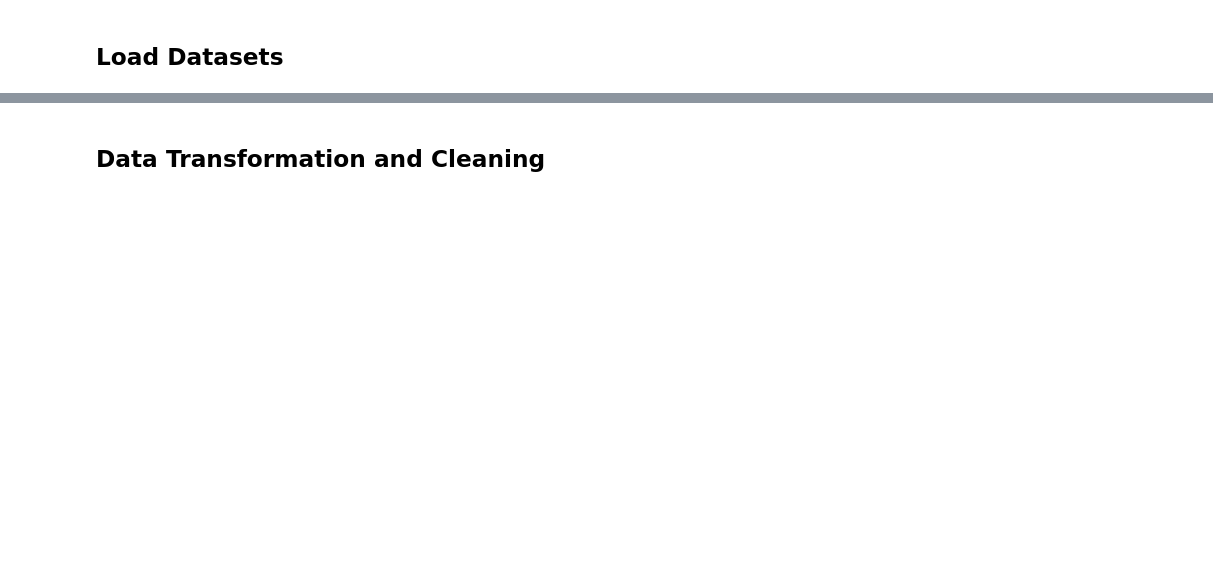
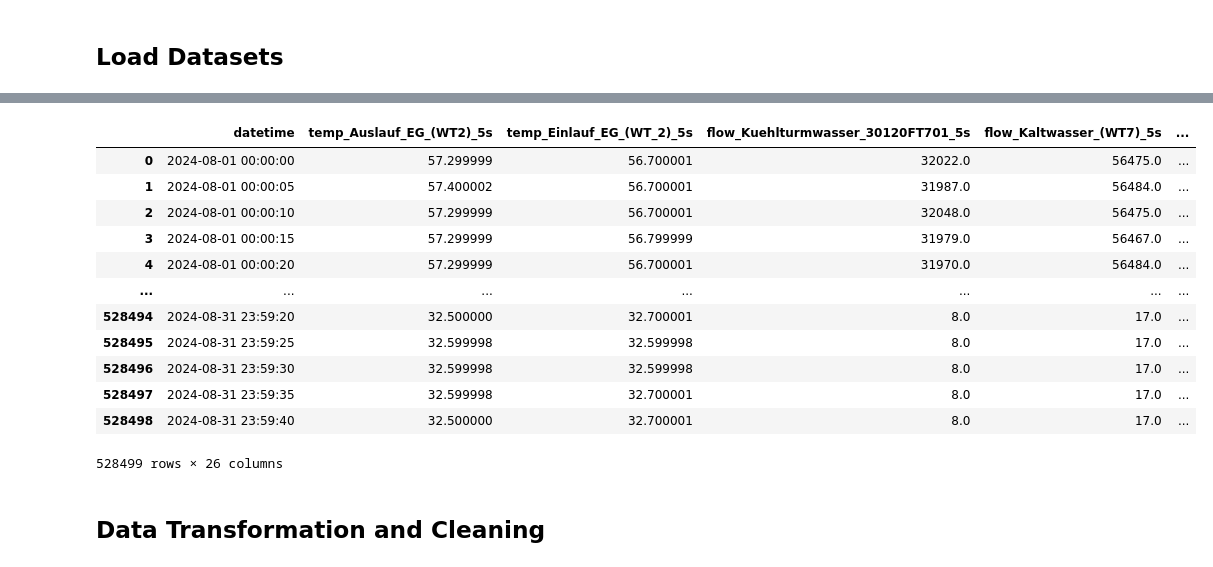
Before and after one commit to zapataunipaderborn/process_energy_demand_modelling, a Jupyter notebook: src/data_cleaning/eckes_granini/02_analysis_eckes_productiondata.ipynb, the cells around one changed output, grey strips where cells are left out. Saved outputs shown, nothing was run; the diff lists cells and outputs as text; code cells hidden in the pictures; blank space fills up the shorter version.

Commit message:
data fusion

```diff
--- a/src/data_cleaning/eckes_granini/02_analysis_eckes_productiondata.ipynb
+++ b/src/data_cleaning/eckes_granini/02_analysis_eckes_productiondata.ipynb
@@ -91,5 +92,6 @@ files_folder_raw
 # Define the path to the current file's location
 current_path = Path(__file__).resolve().parent if '__file__' in globals() else Path().resolve()
 
-# Navigate to the 'data/bronze/aixit' folder relative to the current path
-files_folder_bronze = current_path.parent.parent.parent.parent / 'data' / 'bronze' / 'eckes_granini'
+# Navigate to the 'data/silver/aixit' folder relative to the current path
+files_folder_silver = current_path.parent.parent.parent / 'data' / 'silver' / 'company_1'
+files_folder_silver
@@ -96,9 +100,3 @@ files_folder_bronze = current_path.parent.parent.parent.parent / 'data' / 'bronz
-# %%
-# Define the path to the current file's location
-current_path = Path(__file__).resolve().parent if '__file__' in globals() else Path().resolve()
-
-# Navigate to the 'data/silver/aixit' folder relative to the current path
-files_folder_silver = current_path.parent.parent.parent.parent / 'data' / 'silver' / 'eckes_granini'
 # %% [markdown]
 ## Load Datasets
 # %%
@@ -130,7 +166,21 @@ df_energy_ist.head()
 # %%
 #load sensor data
-df_sensor = pd.read_parquet(files_folder_bronze / 'df_sensor_joined.parquet')
+df_sensor = pd.read_parquet(files_folder_silver / 'df_sensor_joined.parquet')
 df_sensor
+# %% [output]
+|  | datetime | temp_Auslauf_EG_(WT2)_5s | temp_Einlauf_EG_(WT_2)_5s | flow_Kuehlturmwasser_30120FT701_5s | flow_Kaltwasser_(WT7)_5s | ... |
+| 0 | 2024-08-01 00:00:00 | 57.299999 | 56.700001 | 32022.0 | 56475.0 | ... |
+| 1 | 2024-08-01 00:00:05 | 57.400002 | 56.700001 | 31987.0 | 56484.0 | ... |
+| 2 | 2024-08-01 00:00:10 | 57.299999 | 56.700001 | 32048.0 | 56475.0 | ... |
+| 3 | 2024-08-01 00:00:15 | 57.299999 | 56.799999 | 31979.0 | 56467.0 | ... |
+| 4 | 2024-08-01 00:00:20 | 57.299999 | 56.700001 | 31970.0 | 56484.0 | ... |
+| ... | ... | ... | ... | ... | ... | ... |
+| 528494 | 2024-08-31 23:59:20 | 32.500000 | 32.700001 | 8.0 | 17.0 | ... |
+| 528495 | 2024-08-31 23:59:25 | 32.599998 | 32.599998 | 8.0 | 17.0 | ... |
+| 528496 | 2024-08-31 23:59:30 | 32.599998 | 32.599998 | 8.0 | 17.0 | ... |
+| 528497 | 2024-08-31 23:59:35 | 32.599998 | 32.700001 | 8.0 | 17.0 | ... |
+| 528498 | 2024-08-31 23:59:40 | 32.500000 | 32.700001 | 8.0 | 17.0 | ... |
+528499 rows × 26 columns
 # %% [markdown]
 ## Data Transformation and Cleaning
 # %%
```
Also changed, not shown: parts of 21 cells of this notebook, 2 other files.
